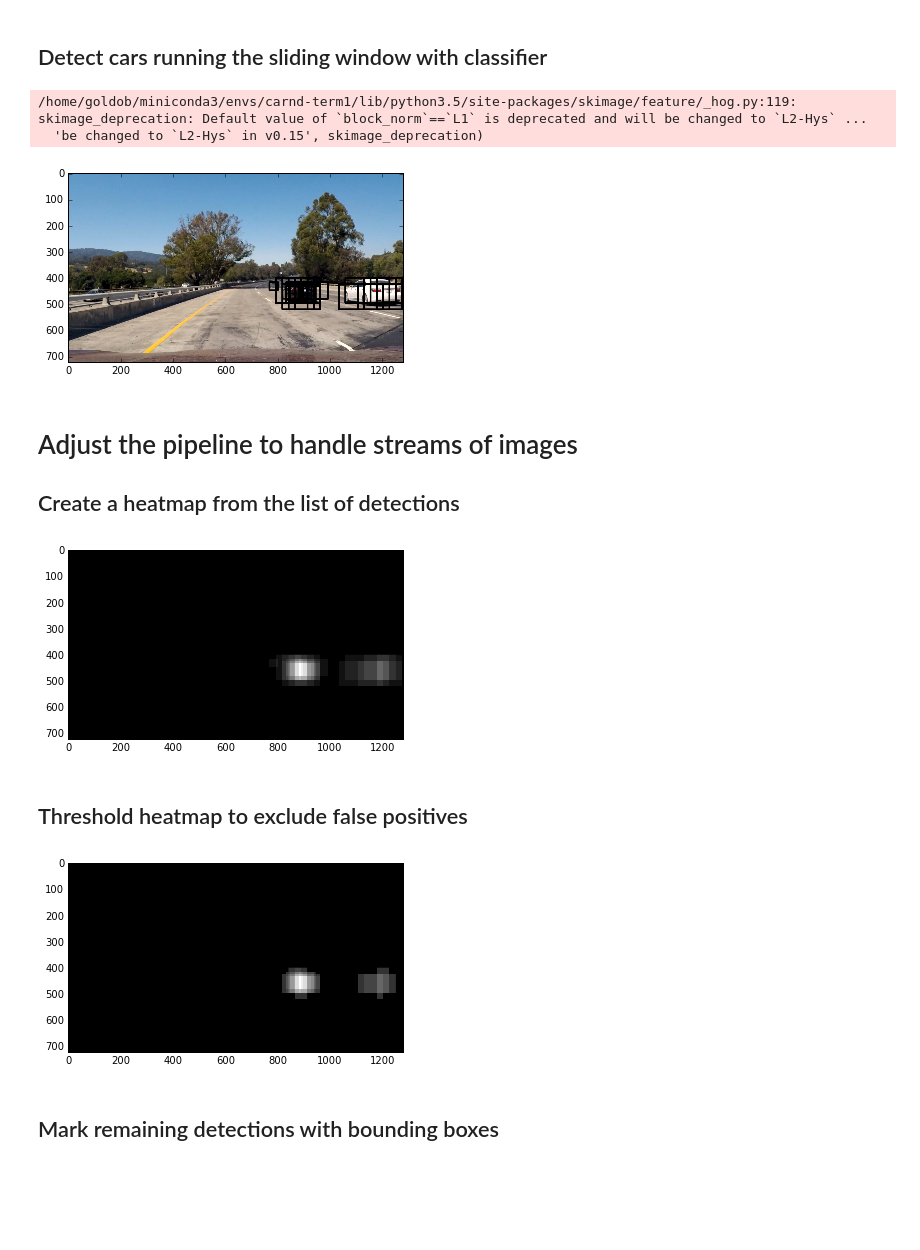
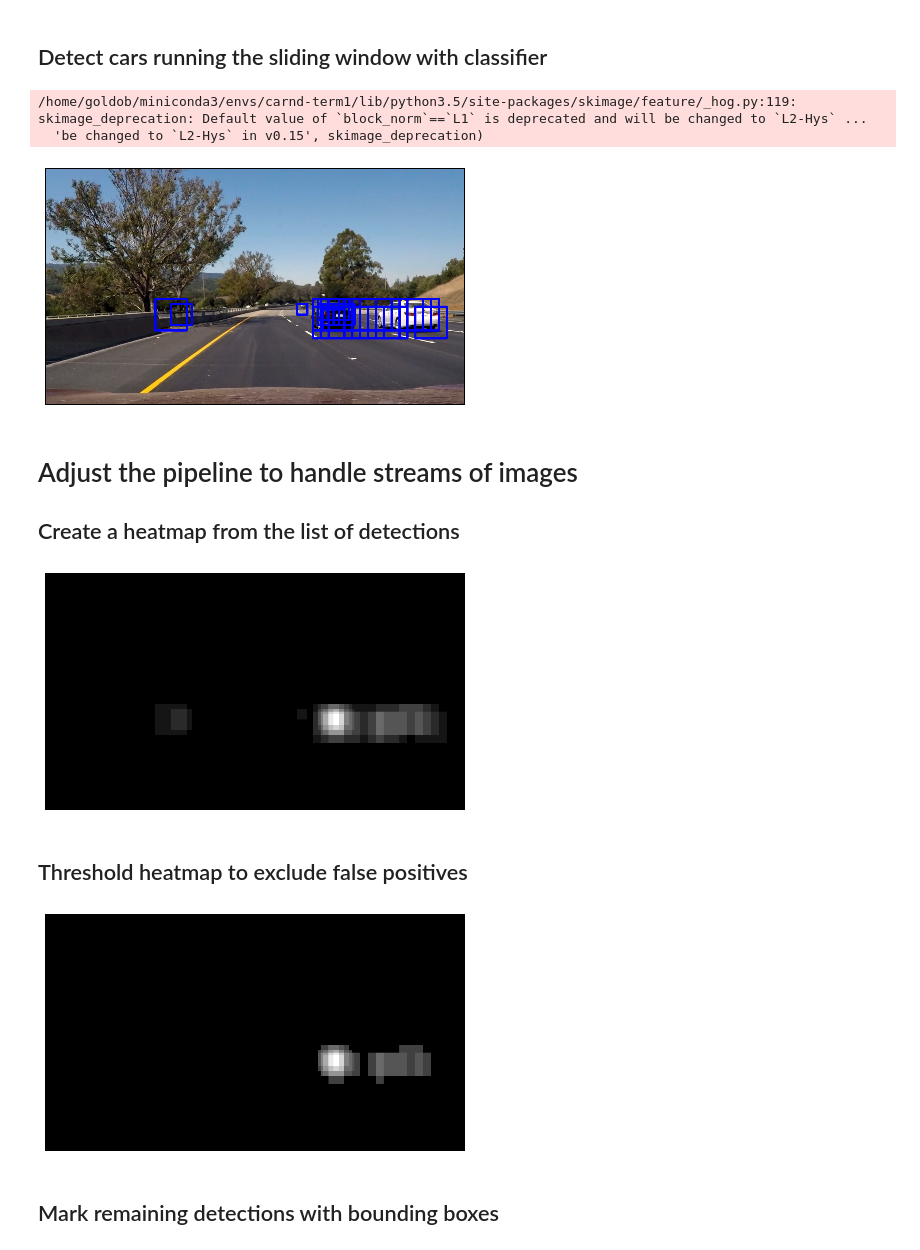
Before and after one commit to Goldob/CarND-Vehicle-Detection, a Jupyter notebook: solution.ipynb, the cells around one changed output. Cells and saved outputs as stored; diff of their text form; code cells hidden in the pictures; blank space fills up the shorter version.

```diff
--- a/solution.ipynb
+++ b/solution.ipynb
@@ -105,10 +105,16 @@ Being able to correctly classify images, we can now search for cars on a larger
 import matplotlib.pyplot as plt
 %matplotlib inline
 
+def hide_axes():
+    plt.xticks([])
+    plt.yticks([])
+
 # Divide by 255 to normalize pixel values
-image = mpimg.imread('test_images/test1.jpg') / 255
+image = mpimg.imread('test_images/test6.jpg') / 255
 image = np.float32(image)
 
+plt.figure(figsize=(7.5, 4.75))
 plt.imshow(image)
+hide_axes()
 plt.show()
 # %% [output]
@@ -116,7 +122,7 @@ plt.show()
 # %% [markdown]
 ## Implement sliding window algorithm
 # %%
-def draw_boxes(img, bboxes, color=(0, 0, 255), thick=6):
+def draw_boxes(img, bboxes, color=(0.0, 0, 1.0), thick=6):
     """Draw bounding boxes for all window positions"""
 
     # Make a copy of the image
@@ -172,6 +178,8 @@ def slide_window(img, x_start_stop=[None, None], y_start_stop=[None, None],
 bboxes = slide_window(image)
 bboxes_image = draw_boxes(image, bboxes)
 
+plt.figure(figsize=(7.5, 4.75))
 plt.imshow(bboxes_image)
+hide_axes()
 plt.show()
 # %% [output]
@@ -204,7 +212,10 @@ for config in WINDOW_CONFIGS:
     bboxes = slide_window(image, **config)
     bboxes_image = draw_boxes(image, bboxes)
     print('Window positions: {}'.format(len(bboxes)))
+
+    plt.figure(figsize=(7.5, 4.75))
     plt.imshow(bboxes_image)
+    hide_axes()
     plt.show()
 # %% [output]
 Window positions: 46
@@ -226,34 +237,37 @@ def detect_cars(img, window_configs):
 
         # Calculate window positions
         bboxes = slide_window(img, **config)
 
         # Iterate over all positions
         for v1, v2 in bboxes:
             # Crop out the image under current window
             window_img = img[v1[1]:v2[1], v1[0]:v2[0], :]
 
             # Resize
             window_img = cv2.resize(window_img, (64, 64))
 
             # Extract & normalize features
             features = extract_features(window_img, HOG_ORIENTATIONS, HOG_PX_PER_CELL, HOG_CELLS_PER_BLOCK)
             features = scaler.transform([features])[0]
 
             # Feed features to classifier
             car_detected = clf.predict([features])[0]
 
             if car_detected: detection_bboxes.append([v1, v2])
 
     return detection_bboxes
 
 bboxes = detect_cars(image, WINDOW_CONFIGS)
 bboxes_image = draw_boxes(image, bboxes)
+
+plt.figure(figsize=(7.5, 4.75))
 plt.imshow(bboxes_image)
+hide_axes()
 plt.show()
 # %% [output]
 /home/goldob/miniconda3/envs/carnd-term1/lib/python3.5/site-packages/skimage/feature/_hog.py:119: skimage_deprecation: Default value of `block_norm`==`L1` is deprecated and will be changed to `L2-Hys` ...
   'be changed to `L2-Hys` in v0.15', skimage_deprecation)
-[figure, old version]
+[figure, new version]
 # %% [markdown]
 # Adjust the pipeline to handle streams of images
 
@@ -273,10 +287,12 @@ def get_heatmap(img, bbox_list):
 
 heatmap = get_heatmap(image, bboxes)
 
+plt.figure(figsize=(7.5, 4.75))
 plt.imshow(heatmap, cmap='gray')
+hide_axes()
 plt.show()
 # %% [output]
-[figure, old version]
+[figure, new version]
 # %% [markdown]
 ## Threshold heatmap to exclude false positives
 # %%
@@ -287,10 +303,13 @@ def apply_threshold(heatmap, threshold):
     return heatmap
 
 apply_threshold(heatmap, 2)
+
+plt.figure(figsize=(7.5, 4.75))
 plt.imshow(heatmap, cmap='gray')
+hide_axes()
 plt.show()
 # %% [output]
-[figure, old version]
+[figure, new version]
 # %% [markdown]
 ## Mark remaining detections with bounding boxes
 # %%
```
Also changed, not shown: parts of 6 cells of this notebook, 15 other files.
